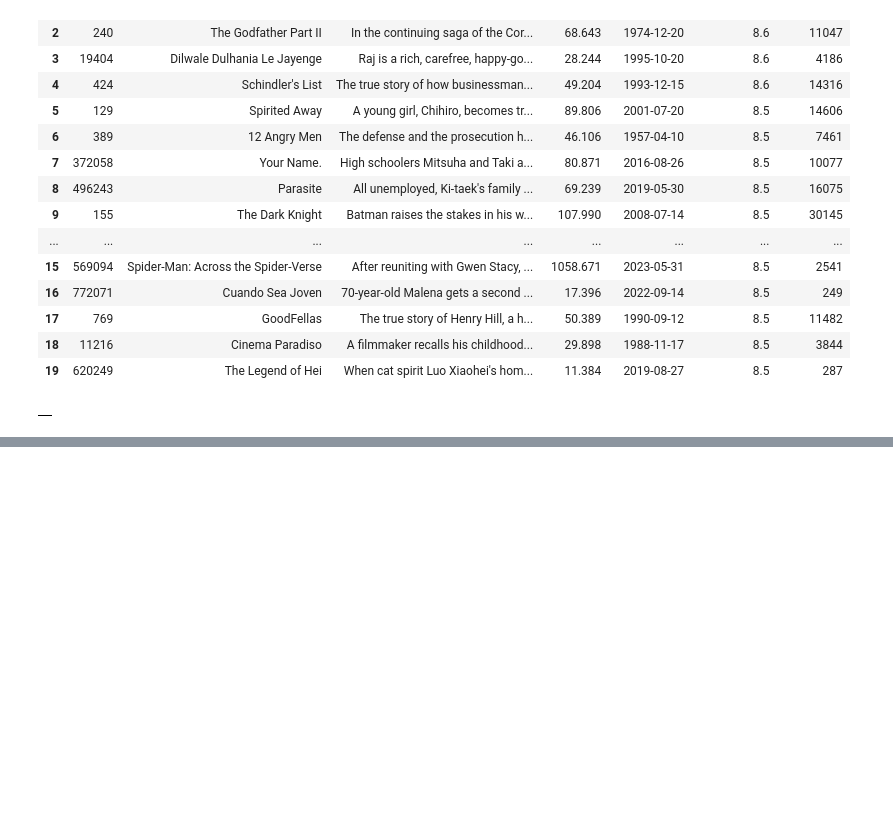
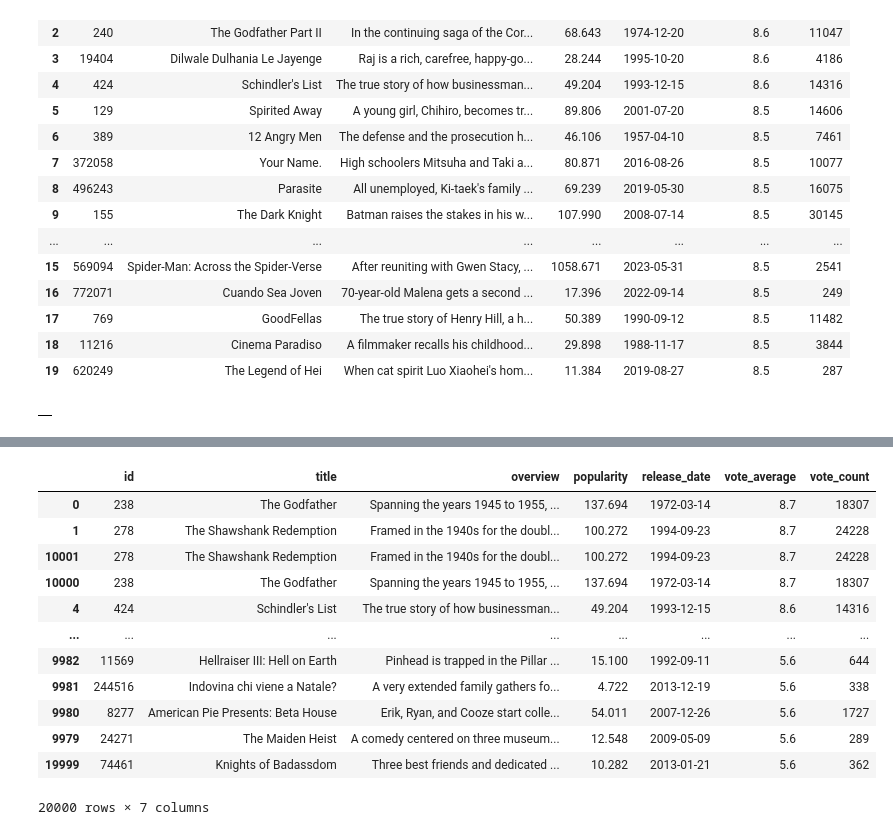
Before and after one commit to sapanashrestha/Data__Learning, a Jupyter notebook: API/api.ipynb, the cells around one changed output, grey strips where cells are left out. Drawn from its saved outputs; the diff is of its cells as text; code cells hidden in the pictures; blank space fills up the shorter version.

```diff
--- a/API/api.ipynb
+++ b/API/api.ipynb
@@ -95,0 +120,16 @@ df
+# %%
+df.sort_values('vote_average', ascending=False).head
+# %% [output]
+|  | id | title | overview | popularity | release_date | vote_average | vote_count |
+| 0 | 238 | The Godfather | Spanning the years 1945 to 1955, ... | 137.694 | 1972-03-14 | 8.7 | 18307 |
+| 1 | 278 | The Shawshank Redemption | Framed in the 1940s for the doubl... | 100.272 | 1994-09-23 | 8.7 | 24228 |
+| 10001 | 278 | The Shawshank Redemption | Framed in the 1940s for the doubl... | 100.272 | 1994-09-23 | 8.7 | 24228 |
+| 10000 | 238 | The Godfather | Spanning the years 1945 to 1955, ... | 137.694 | 1972-03-14 | 8.7 | 18307 |
+| 4 | 424 | Schindler's List | The true story of how businessman... | 49.204 | 1993-12-15 | 8.6 | 14316 |
+| ... | ... | ... | ... | ... | ... | ... | ... |
+| 9982 | 11569 | Hellraiser III: Hell on Earth | Pinhead is trapped in the Pillar ... | 15.100 | 1992-09-11 | 5.6 | 644 |
+| 9981 | 244516 | Indovina chi viene a Natale? | A very extended family gathers fo... | 4.722 | 2013-12-19 | 5.6 | 338 |
+| 9980 | 8277 | American Pie Presents: Beta House | Erik, Ryan, and Cooze start colle... | 54.011 | 2007-12-26 | 5.6 | 1727 |
+| 9979 | 24271 | The Maiden Heist | A comedy centered on three museum... | 12.548 | 2009-05-09 | 5.6 | 289 |
+| 19999 | 74461 | Knights of Badassdom | Three best friends and dedicated ... | 10.282 | 2013-01-21 | 5.6 | 362 |
+20000 rows × 7 columns
```
Also changed, not shown: parts of 5 cells of this notebook, 1 other file.
